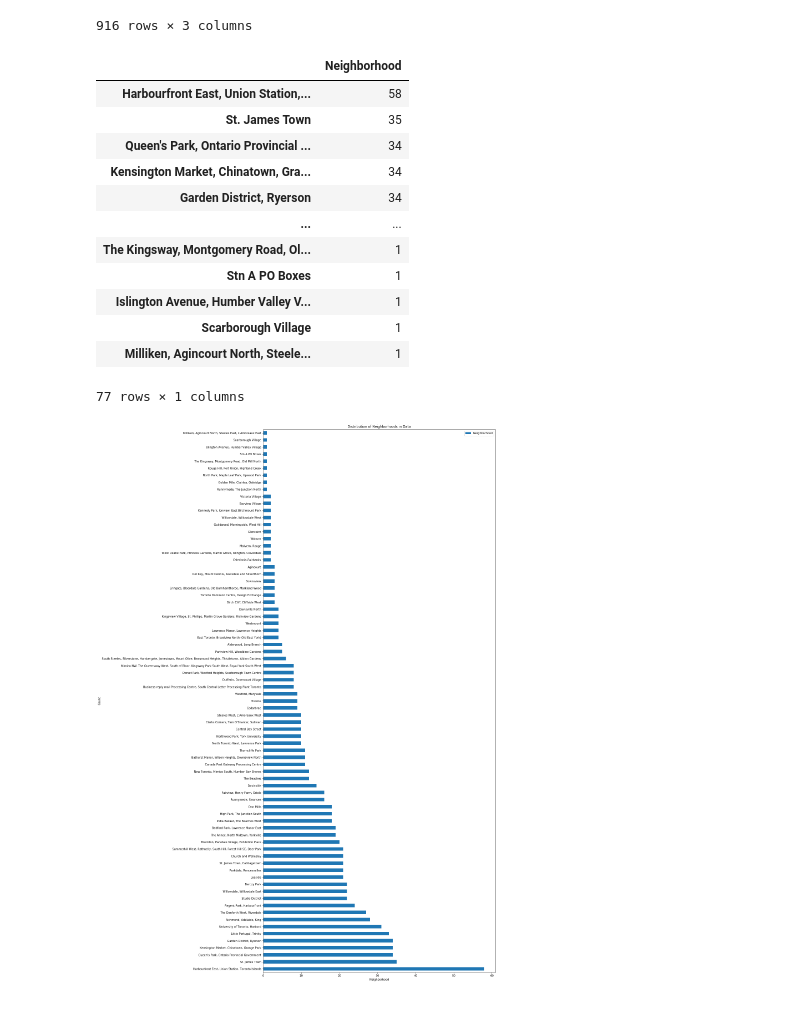
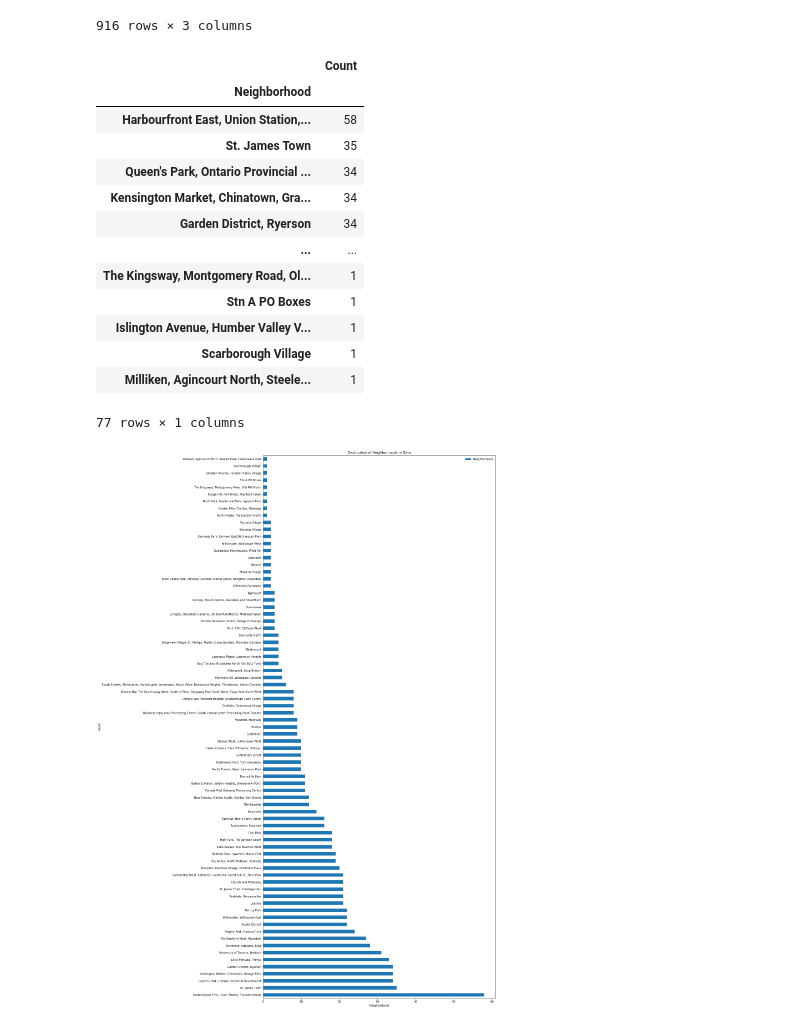
Before and after one commit to PradeepGopinathan/Coursera_Capstone, a Jupyter notebook: Analysis.ipynb, the cells around one changed output. Saved outputs shown, nothing was run; the diff lists cells and outputs as text; code cells hidden in the pictures.

```diff
--- a/Analysis.ipynb
+++ b/Analysis.ipynb
@@ -411,9 +411,12 @@ full_data_rate_class
 916 rows × 3 columns
 # %%
 df_hood_counts = pd.DataFrame(full_data_rate_class['Neighborhood'].value_counts())
+df_hood_counts.rename_axis('Neighborhood', inplace=True)
+df_hood_counts.rename(columns={'Neighborhood' : 'Count'}, inplace=True)
 df_hood_counts
 # %% [output]
-|  | Neighborhood |
+|  | Count |
+| Neighborhood |  |
 | Harbourfront East, Union Station,... | 58 |
 | St. James Town | 35 |
 | Queen's Park, Ontario Provincial ... | 34 |
```
Also changed, not shown: parts of 1 cell of this notebook.
